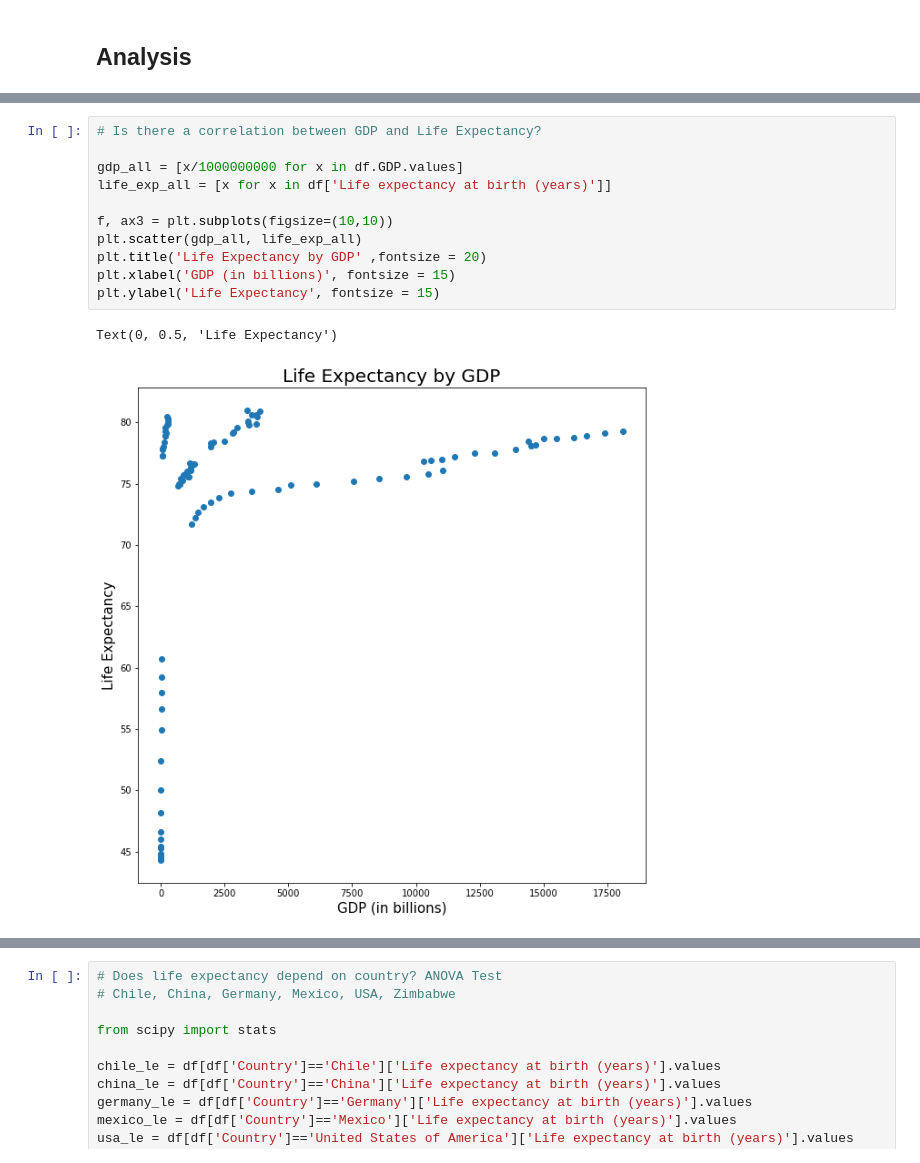
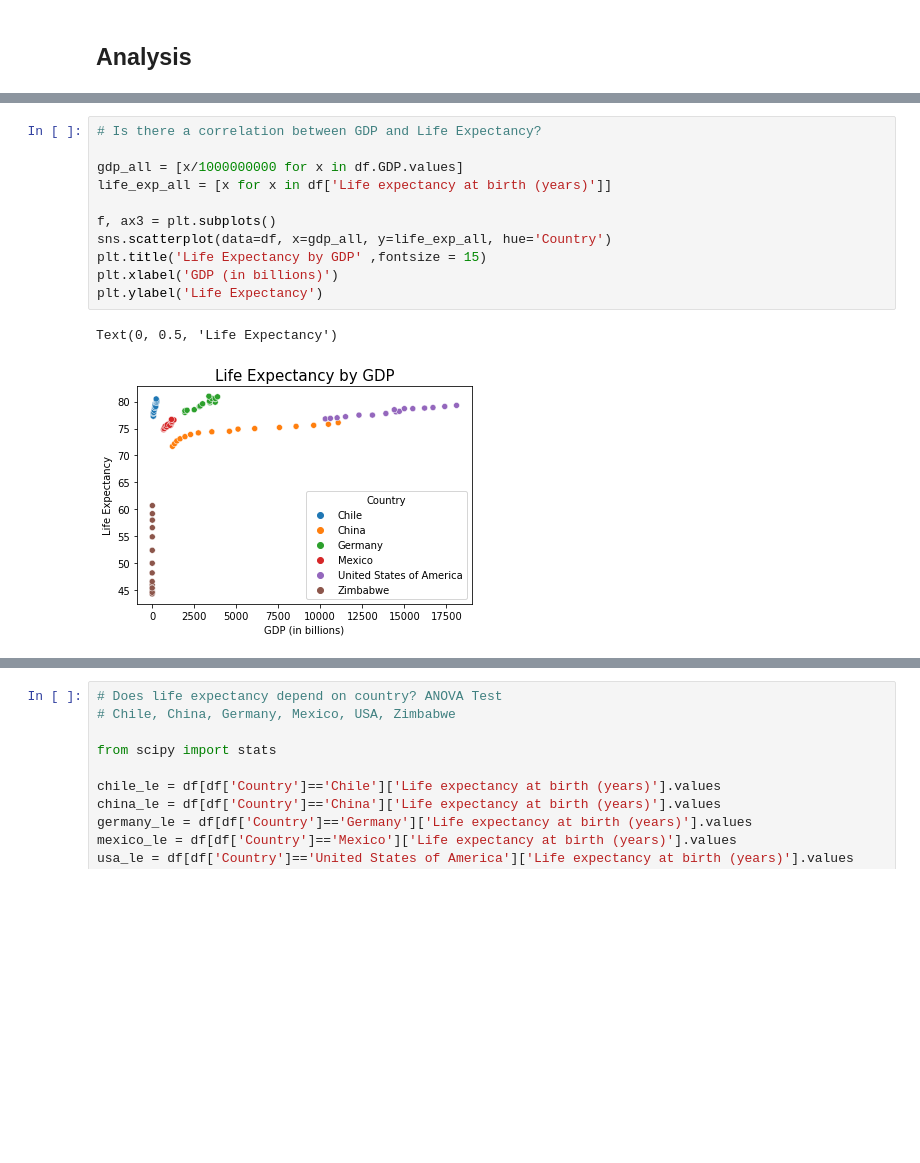
Before and after one commit to hillharmonic/Life-Expectancy-and-GDP-Project, a Jupyter notebook: life_expectancy_gdp.ipynb, the cells around one changed output, grey strips where cells are left out. Saved outputs shown, nothing was run; the diff lists cells and outputs as text; blank space fills up the shorter version.

```diff
--- a/life_expectancy_gdp.ipynb
+++ b/life_expectancy_gdp.ipynb
@@ -77,14 +93,14 @@ plt.tight_layout()
 # %%
 # Is there a correlation between GDP and Life Expectancy?
 
 gdp_all = [x/1000000000 for x in df.GDP.values]
 life_exp_all = [x for x in df['Life expectancy at birth (years)']]
 
-f, ax3 = plt.subplots(figsize=(10,10))
-plt.scatter(gdp_all, life_exp_all)
-plt.title('Life Expectancy by GDP' ,fontsize = 20)
-plt.xlabel('GDP (in billions)', fontsize = 15)
-plt.ylabel('Life Expectancy', fontsize = 15)
+f, ax3 = plt.subplots()
+sns.scatterplot(data=df, x=gdp_all, y=life_exp_all, hue='Country')
+plt.title('Life Expectancy by GDP' ,fontsize = 15)
+plt.xlabel('GDP (in billions)')
+plt.ylabel('Life Expectancy')
 # %% [output]
 Text(0, 0.5, 'Life Expectancy')
-[figure, old version]
+[figure, new version]
```
Also changed, not shown: parts of 8 cells of this notebook.
